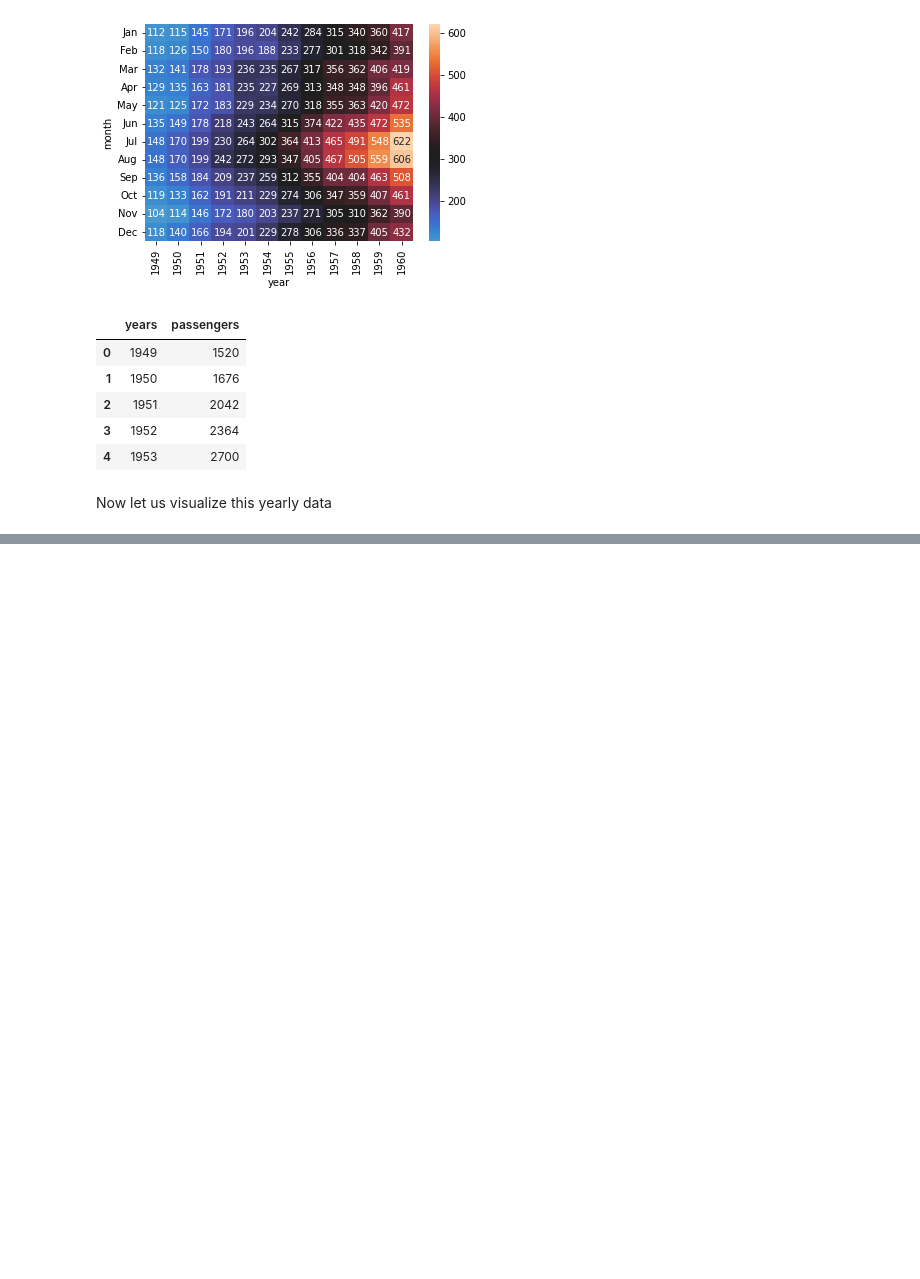
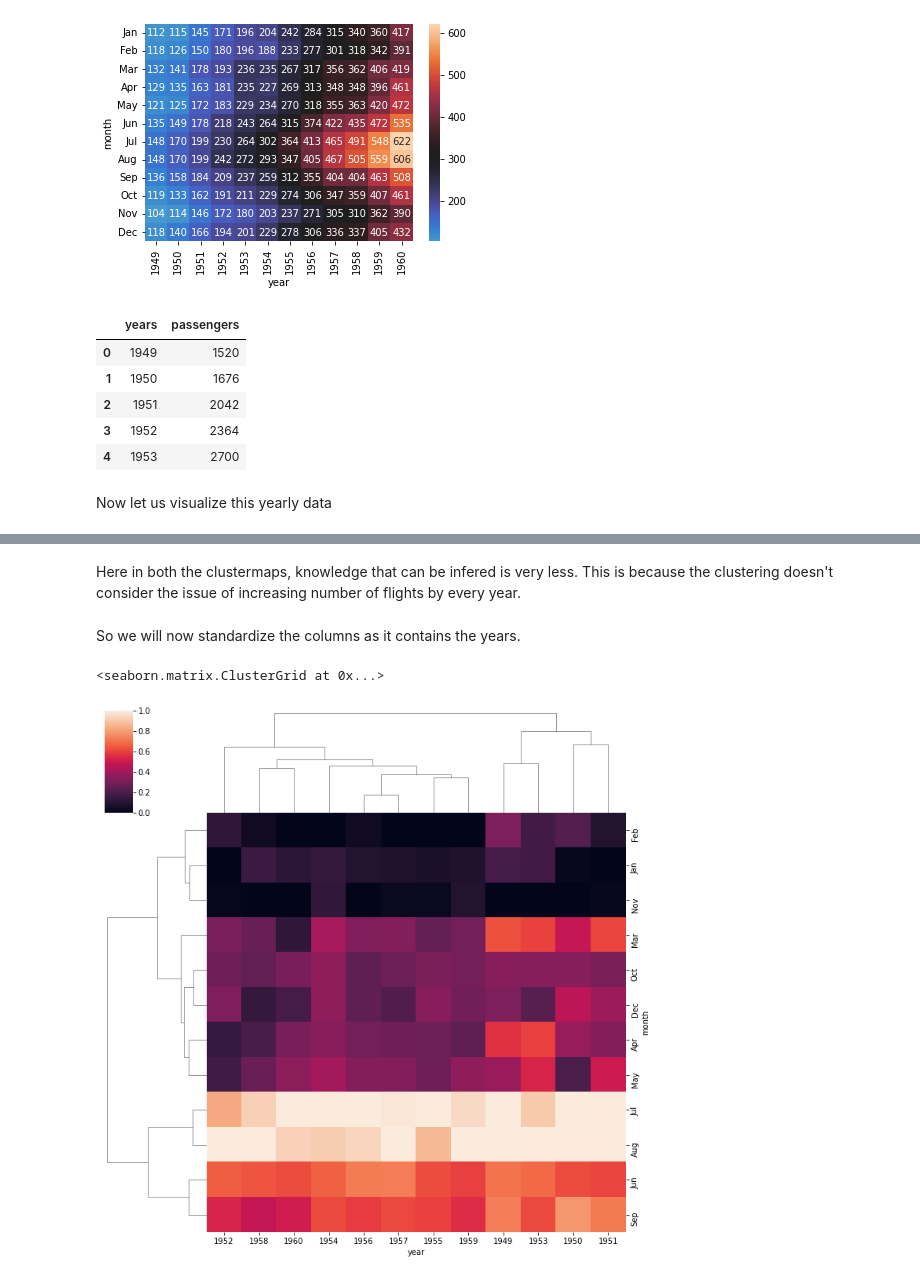
Before and after one commit to albinjohn366/DataScience_Tutorials, a Jupyter notebook: DataVisualization.ipynb, the cells around one changed output, grey strips where cells are left out. Drawn from its saved outputs; the diff is of its cells as text; code cells hidden in the pictures; blank space fills up the shorter version.

```diff
--- a/DataVisualization.ipynb
+++ b/DataVisualization.ipynb
@@ -313,0 +334,10 @@ sns.heatmap(flight_details, cmap='Purples', ax=axis[1], cbar_kws={'orientation':
+# %% [markdown]
+Here in both the clustermaps, knowledge that can be infered is very less.
+This is because the clustering doesn't consider the issue of increasing number of flights by every year.
+# %% [markdown]
+So we will now standardize the columns as it contains the years.
+# %%
+sns.clustermap(flight_details, standard_scale=1)
+# %% [output]
+<seaborn.matrix.ClusterGrid at 0x...>
+[figure, added]
```
Also changed, not shown: parts of 28 cells of this notebook.
